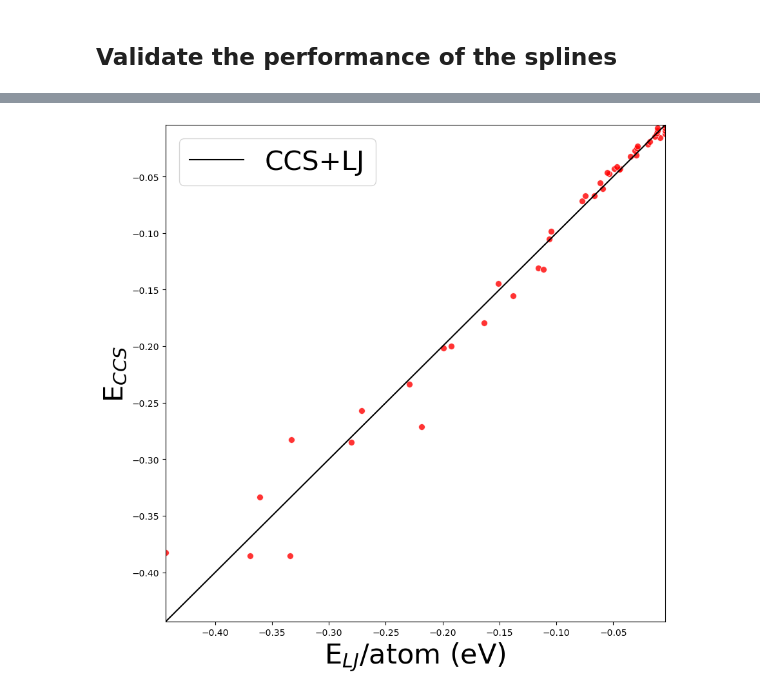
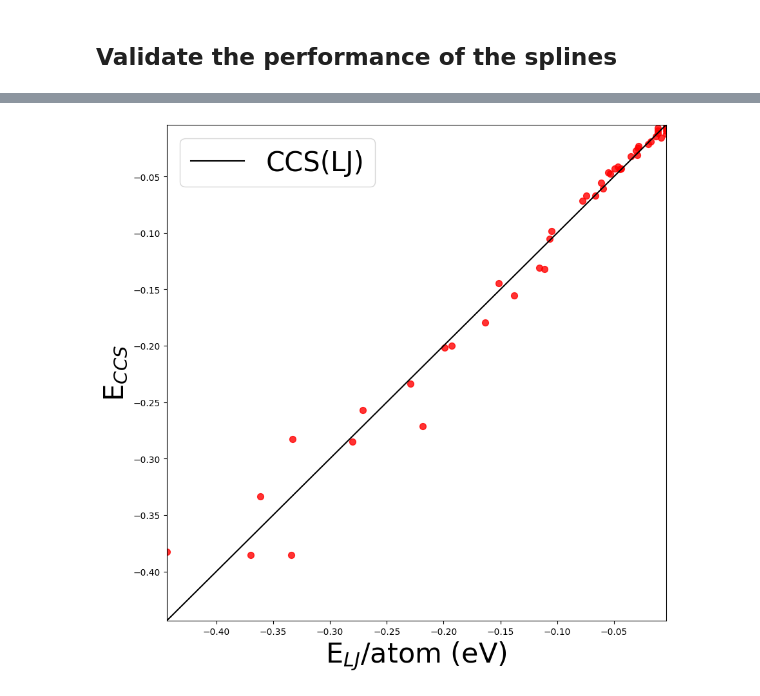
Before and after one commit to Teoroo-CMC/CCS, a Jupyter notebook: examples/Basic_Tutorial/CCS_fit_tutorial.ipynb, the cells around one changed output, grey strips where cells are left out. Cells and saved outputs as stored; diff of their text form; code cells hidden in the pictures.

```diff
--- a/examples/Basic_Tutorial/CCS_fit_tutorial.ipynb
+++ b/examples/Basic_Tutorial/CCS_fit_tutorial.ipynb
@@ -143,26 +188,25 @@ for row in tqdm(LJ_DB.select(), total=len(LJ_DB)):
 # %%
 #plot Energies
 
 import pandas as pd
 import matplotlib.pyplot as plt
-import seaborn as sns
 import numpy as np
 
 df_plt = pd.DataFrame({"A":eref, "B":epred})
 # print(df_plt)
 
 plt.figure(figsize = (10,10))
 plt.plot([np.min(eref),np.max(eref)], [np.min(eref),np.max(eref)], 'k-', lw=1.5)
-sns.scatterplot(df_plt, x='A', y='B', s=50, alpha=0.8, color='r')
-plt.legend(labels=["CCS+LJ"], fontsize=30 )
+plt.scatter(x=eref, y=epred, s=50, alpha=0.8, color='r')
+plt.legend(labels=["CCS(LJ)"], fontsize=30 )
 plt.xlabel('E$_{LJ}$/atom (eV)',fontsize=31)
 plt.ylabel('E$_{CCS}$',fontsize=30)
 plt.xlim(np.min(eref),np.max(eref))
 plt.ylim(np.min(eref),np.max(eref))
 # plt.savefig('DFTvsDFTB+CCS.png')
 plt.show()
 # %% [output]
-[figure, old version]
+[figure, new version]
 # %%
 # Plot the Na-Cl interaction
 
```
Also changed, not shown: parts of 5 cells of this notebook, 22 other files.
